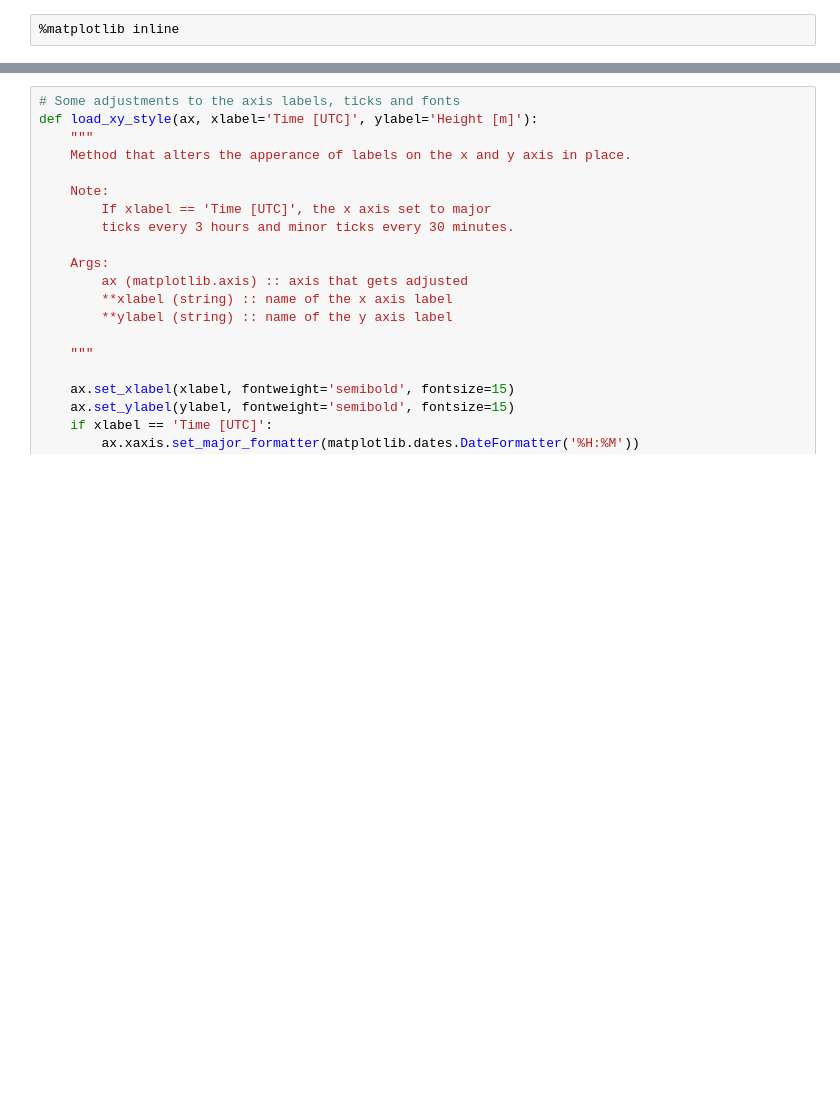
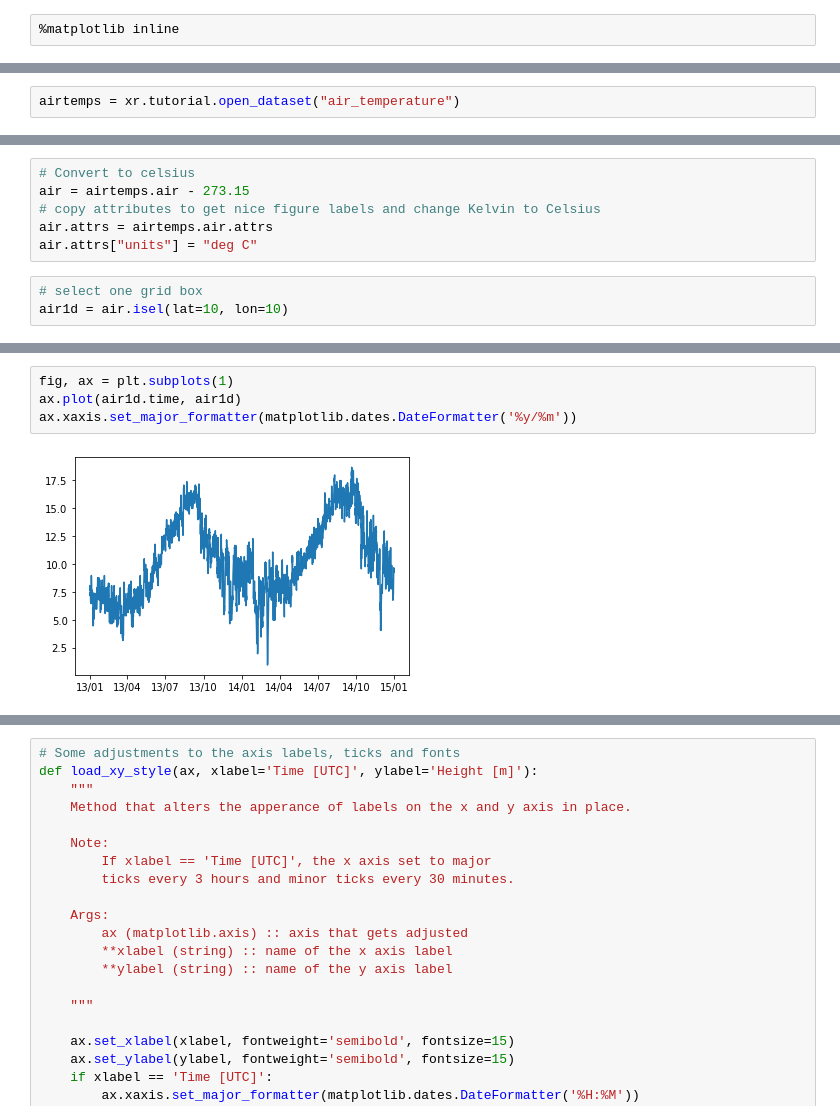
Before and after one commit to remsens-lim/PythonBeginnerCourse, a Jupyter notebook: notebooks_solution/part4_netcdf.ipynb, the cells around one changed output, grey strips where cells are left out. Drawn from its saved outputs; the diff is of its cells as text; blank space fills up the shorter version.

```diff
--- a/notebooks_solution/part4_netcdf.ipynb
+++ b/notebooks_solution/part4_netcdf.ipynb
@@ -68,0 +58,2 @@ print(dt_list[:10])
+# %%
+airtemps = xr.tutorial.open_dataset("air_temperature")
@@ -68,0 +77,9 @@ print(dt_list[:10])
+# %%
+# Convert to celsius
+air = airtemps.air - 273.15
+# copy attributes to get nice figure labels and change Kelvin to Celsius
+air.attrs = airtemps.air.attrs
+air.attrs["units"] = "deg C"
+# %%
+# select one grid box
+air1d = air.isel(lat=10, lon=10)
@@ -69,3 +108,9 @@ print(dt_list[:10])
+# %%
+fig, ax = plt.subplots(1)
+ax.plot(air1d.time, air1d)
+ax.xaxis.set_major_formatter(matplotlib.dates.DateFormatter('%y/%m'))
+# %% [output]
+[figure, added]
 # %%
 # plot with the rainrate
 
```
Also changed, not shown: parts of 15 cells of this notebook, 8 other files.
